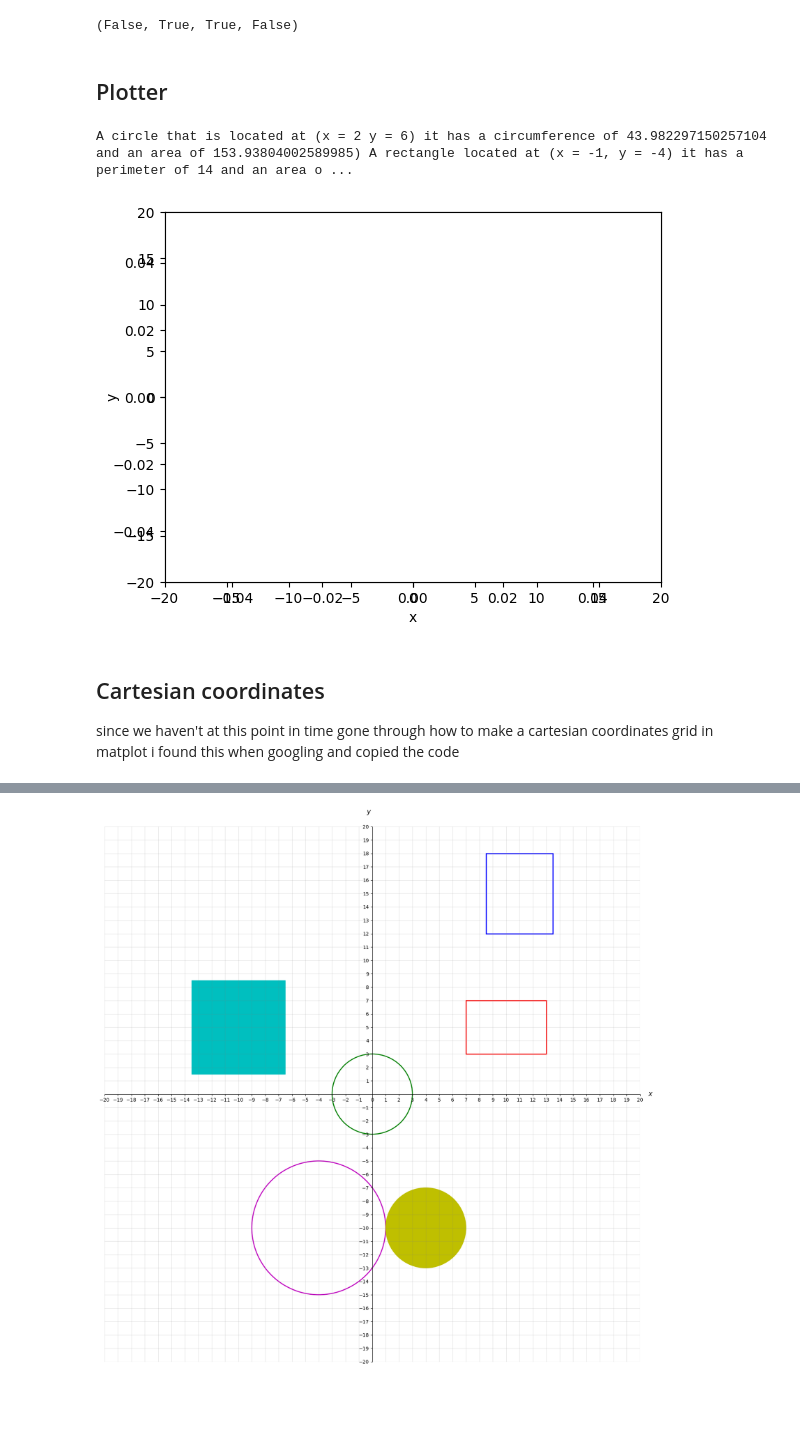
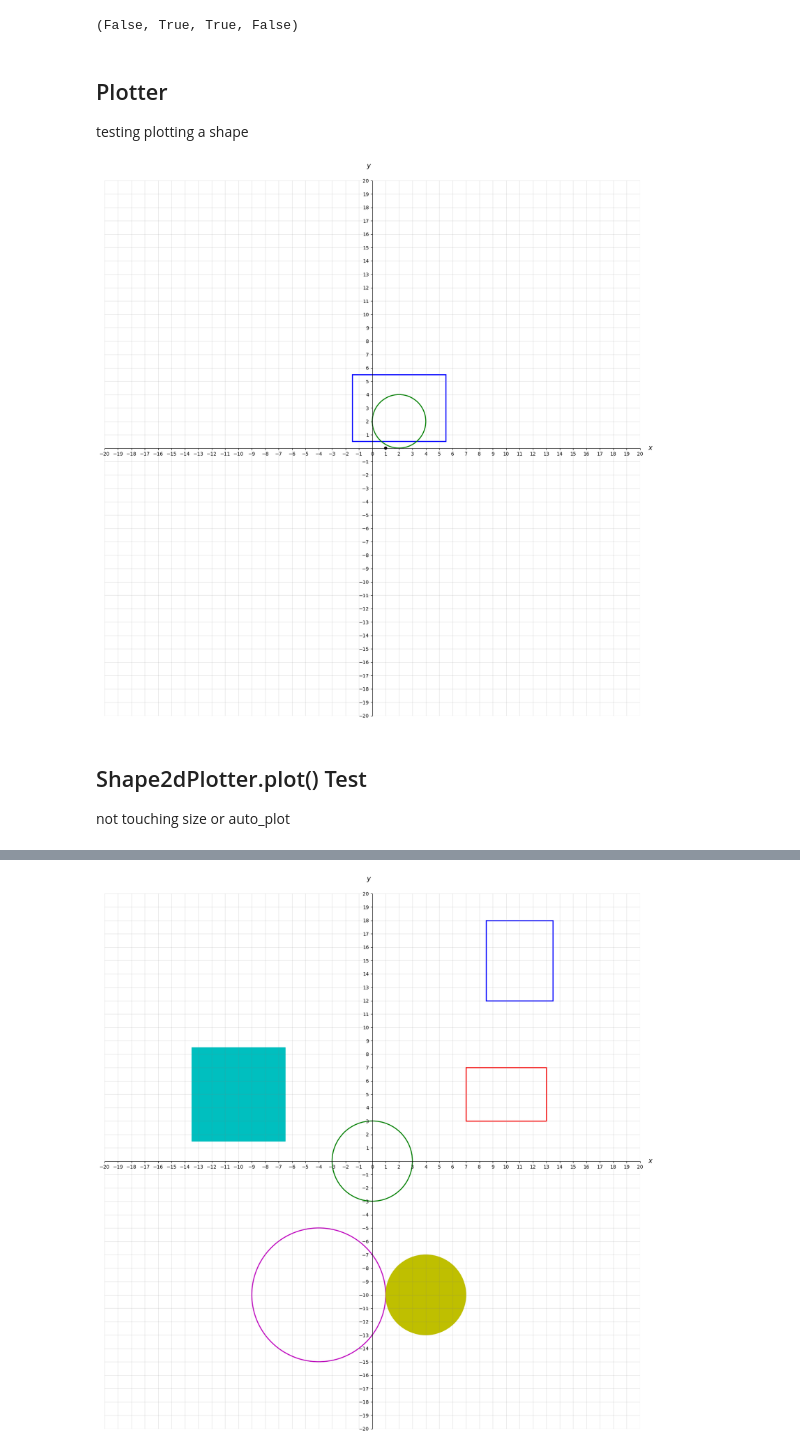
Before and after one commit to FellanNokes/lab_2_Felix_Kjellberg, a Jupyter notebook: manual_test.ipynb, the cells around one changed output, grey strips where cells are left out. Saved outputs shown, nothing was run; the diff lists cells and outputs as text; code cells hidden in the pictures; blank space fills up the shorter version.

Commit message:
added some testing to shapes and did some cleanup and bugfixes. Also started fixing manual testing

```diff
--- a/manual_test.ipynb
+++ b/manual_test.ipynb
@@ -69,43 +67,18 @@ circle1 > circle2, circle1 >= circle2, circle1 < circle3, circle3 < circle1
 (False, True, True, False)
 # %% [markdown]
 ## Plotter
+
+testing plotting a shape
 # %%
 from circle import Circle
 from rectangle import Rectangle
-import shape2dplotter
-import matplotlib.pyplot as plt
-import matplotlib.patches as patches
+from shape2dplotter import Shape2dPlotter
 
-def plot_rectangle(rectangle: Rectangle):
-    x = rectangle.x - rectangle.width*.5
-    y = rectangle.y - rectangle.height*.5
-    return patches.Rectangle([x,y], rectangle.width, rectangle.height)
-
-def plot_circle(circle: Circle):
-    return patches.Circle([circle.x,circle.y], circle.radius)
-
-def plot_shapes(**shapes:Shape):
-    for shape in shapes:
-        if shape == Circle:
-            plot_circle(shape)
-        if shape == Rectangle:
-            plot_rectangle(shape)
-
-fig = plt.plot()
-ax = plt.axes()
-ax.set(xlim=(-20,20), ylim=(-20,20), xlabel="x", ylabel="y")
-
-circle1 = Circle(0,0,1)
-rectangle1 = Rectangle(2,3,4,2)
-
-shapes = Circle(2,6,7),Rectangle(-1,-4,3,4)
-
-print(shapes[0], shapes[1])
+plotter = Shape2dPlotter(shape3, rectangle1, circle3, auto_plot=True)
 # %% [output]
-A circle that is located at (x = 2 y = 6) it has a circumference of 43.982297150257104 and an area of 153.93804002589985) A rectangle located at (x = -1, y = -4) it has a perimeter of 14 and an area o ...
-[figure, old version]
+[figure, new version]
 # %% [markdown]
-## Cartesian coordinates
+## Shape2dPlotter.plot() Test
 
-since we haven't at this point in time gone through how to make a cartesian coordinates grid in matplot i found this when googling and copied the code
+not touching size or auto_plot
 # %%
```
Also changed, not shown: parts of 8 cells of this notebook, 3 other files.
